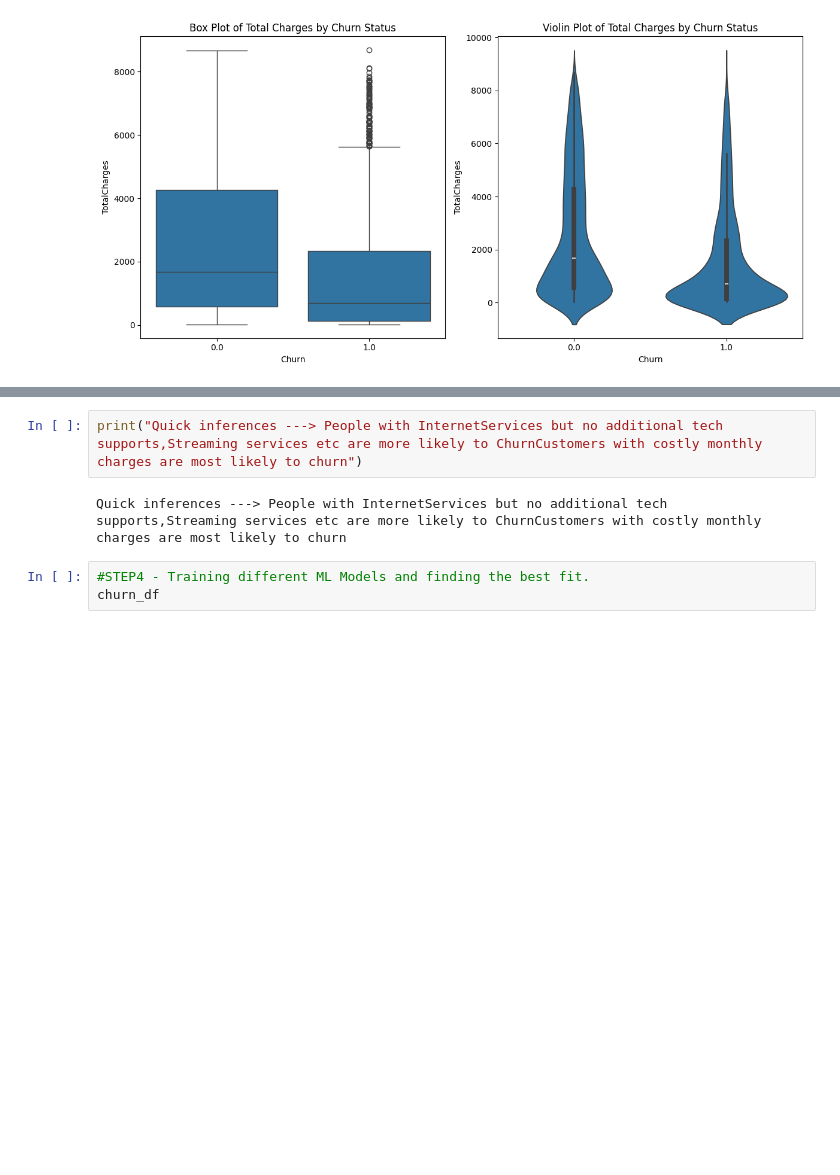
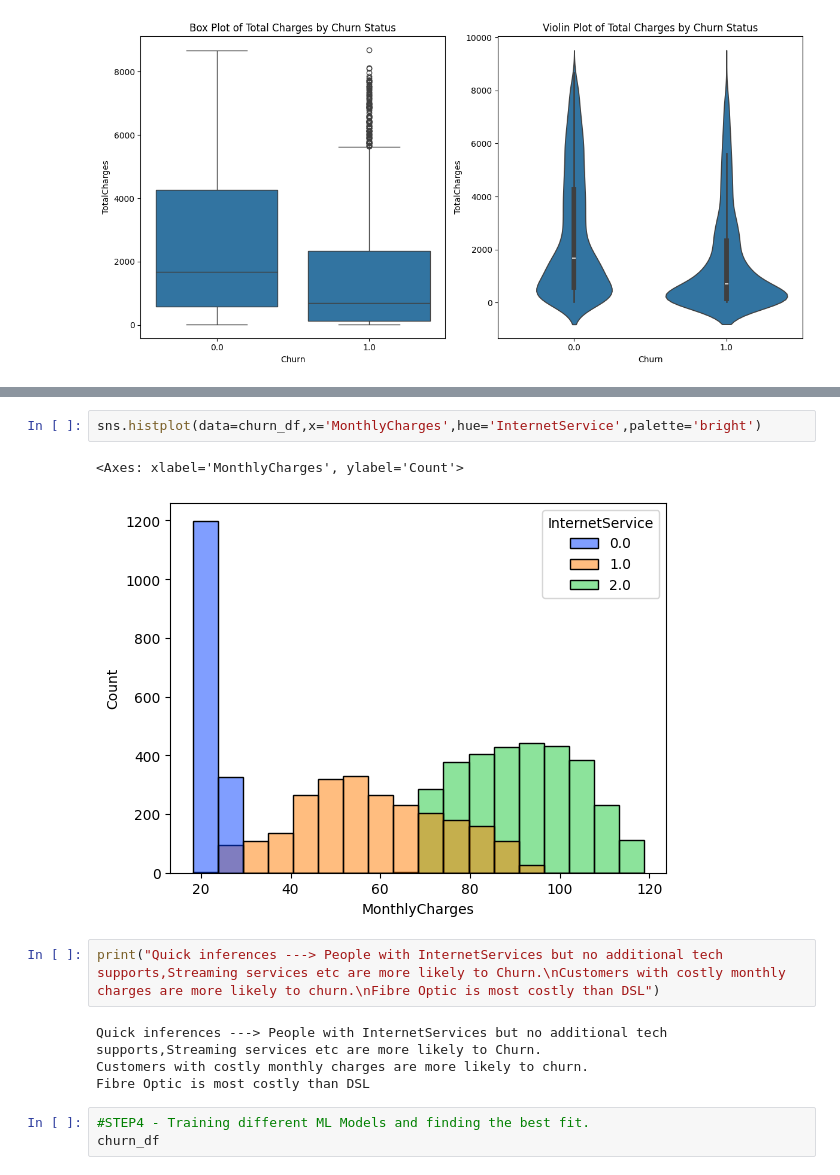
Before and after one commit to Gitika-26/TelecomChurnPredictionandAnalysis, a Jupyter notebook: Telecom_Churn.ipynb, the cells around one changed output, grey strips where cells are left out. Drawn from its saved outputs; the diff is of its cells as text; blank space fills up the shorter version.

```diff
--- a/Telecom_Churn.ipynb
+++ b/Telecom_Churn.ipynb
@@ -296,7 +313,14 @@ Passing `palette` without assigning `hue` is deprecated and will be removed in v
+# %%
+sns.histplot(data=churn_df,x='MonthlyCharges',hue='InternetService',palette='bright')
+# %% [output]
+<Axes: xlabel='MonthlyCharges', ylabel='Count'>
+[figure, added]
 # %%
-print("Quick inferences ---> People with InternetServices but no additional tech supports,Streaming services etc are more likely to ChurnCustomers with costly monthly charges are most likely to churn")
+print("Quick inferences ---> People with InternetServices but no additional tech supports,Streaming services etc are more likely to Churn.\nCustomers with costly monthly charges are more likely to churn.\nFibre Optic is most costly than DSL")
 # %% [output]
-Quick inferences ---> People with InternetServices but no additional tech supports,Streaming services etc are more likely to ChurnCustomers with costly monthly charges are most likely to churn
+Quick inferences ---> People with InternetServices but no additional tech supports,Streaming services etc are more likely to Churn.
+Customers with costly monthly charges are more likely to churn.
+Fibre Optic is most costly than DSL
 # %%
 #STEP4 - Training different ML Models and finding the best fit.
 churn_df
```
Also changed, not shown: parts of 23 cells of this notebook.
